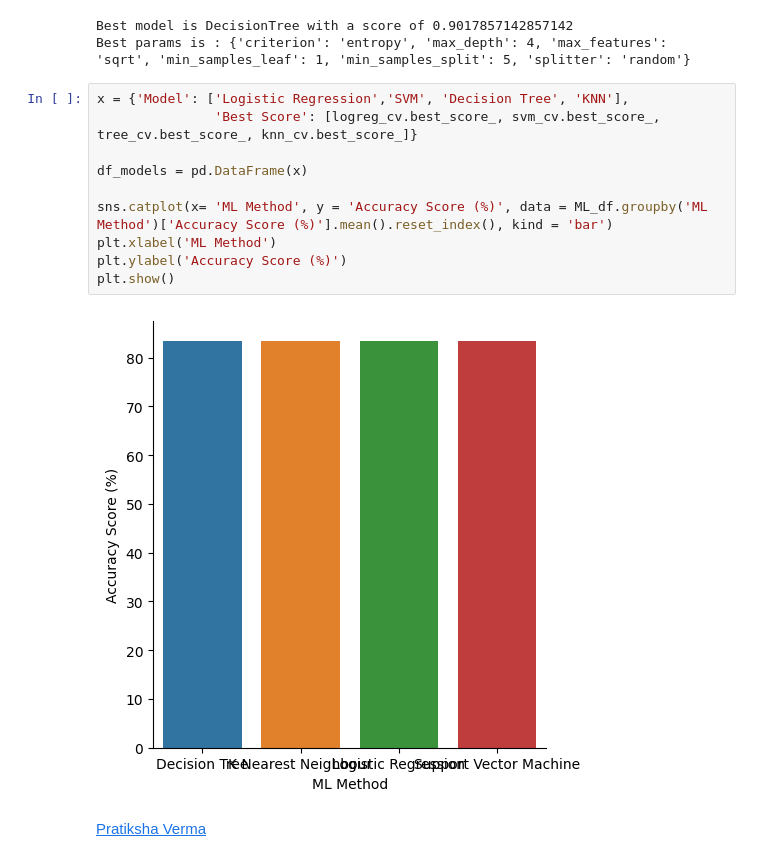
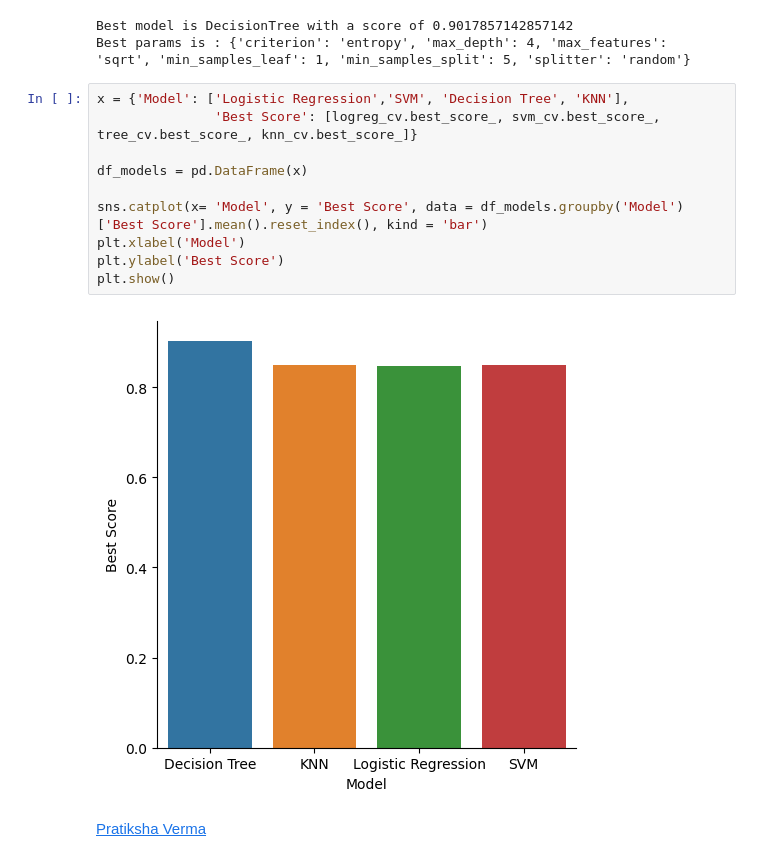
Before and after one commit to Awwa82/IBM-DS-Capstone, a Jupyter notebook: 8-spacex-ml-prediction.ipynb, the cells around one changed output. Saved outputs shown, nothing was run; the diff lists cells and outputs as text.

```diff
--- a/8-spacex-ml-prediction.ipynb
+++ b/8-spacex-ml-prediction.ipynb
@@ -366,15 +366,15 @@ Best params is : {'criterion': 'entropy', 'max_depth': 4, 'max_features': 'sqrt'
 # %%
 x = {'Model': ['Logistic Regression','SVM', 'Decision Tree', 'KNN'],
                'Best Score': [logreg_cv.best_score_, svm_cv.best_score_, tree_cv.best_score_, knn_cv.best_score_]}
 
 df_models = pd.DataFrame(x)
 
-sns.catplot(x= 'ML Method', y = 'Accuracy Score (%)', data = ML_df.groupby('ML Method')['Accuracy Score (%)'].mean().reset_index(), kind = 'bar')
-plt.xlabel('ML Method')
-plt.ylabel('Accuracy Score (%)')
+sns.catplot(x= 'Model', y = 'Best Score', data = df_models.groupby('Model')['Best Score'].mean().reset_index(), kind = 'bar')
+plt.xlabel('Model')
+plt.ylabel('Best Score')
 plt.show()
 # %% [output]
-[figure, old version]
+[figure, new version]
 # %% [markdown]
 [Pratiksha Verma](https://www.linkedin.com/in/pratiksha-verma-6487561b1/?utm_medium=Exinfluencer&utm_source=Exinfluencer&utm_content=000026UJ&utm_term=10006555&utm_id=NA-SkillsNetwork-Channel-SkillsNetworkCoursesIBMDS0321ENSkillsNetwork865-2023-01-01)
 # %% [markdown]
```
